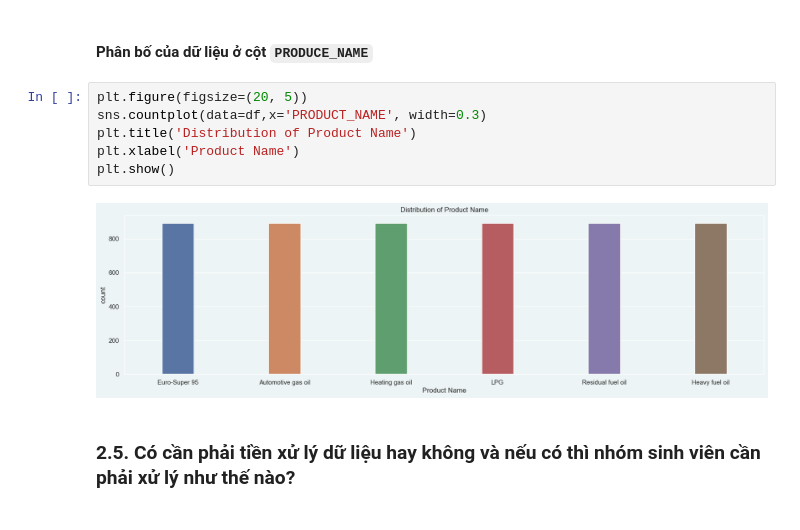
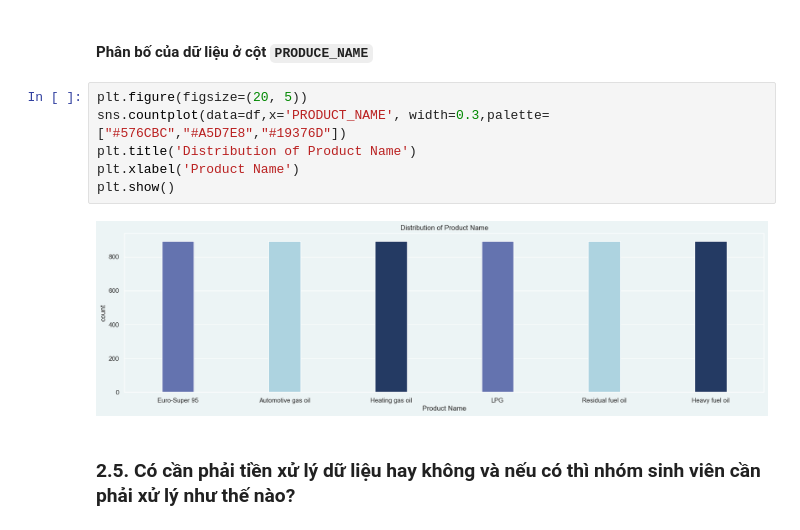
Before and after one commit to khangnl24112002/DataVisualization_Group02_Lab02, a Jupyter notebook: source_codes/main.ipynb, the cells around one changed output. Saved outputs shown, nothing was run; the diff lists cells and outputs as text.

```diff
--- a/source_codes/main.ipynb
+++ b/source_codes/main.ipynb
@@ -153,12 +153,12 @@ plt.show()
 #### Phân bố của dữ liệu ở cột `PRODUCE_NAME`
 # %%
 plt.figure(figsize=(20, 5))
-sns.countplot(data=df,x='PRODUCT_NAME', width=0.3)
+sns.countplot(data=df,x='PRODUCT_NAME', width=0.3,palette=["#576CBC","#A5D7E8","#19376D"])
 plt.title('Distribution of Product Name')
 plt.xlabel('Product Name')
 plt.show()
 # %% [output]
-[figure, old version]
+[figure, new version]
 # %% [markdown]
 ### 2.5. Có cần phải tiền xử lý dữ liệu hay không và nếu có thì nhóm sinh viên cần phải xử lý như thế nào?
 # %% [markdown]
```
Also changed, not shown: parts of 5 cells of this notebook.
